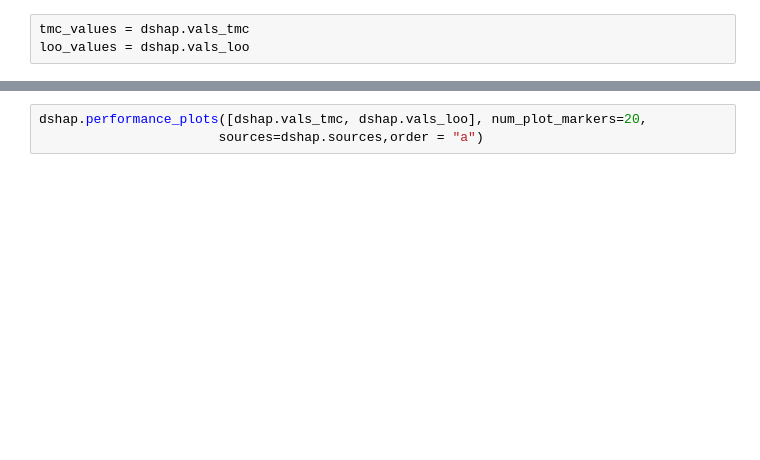
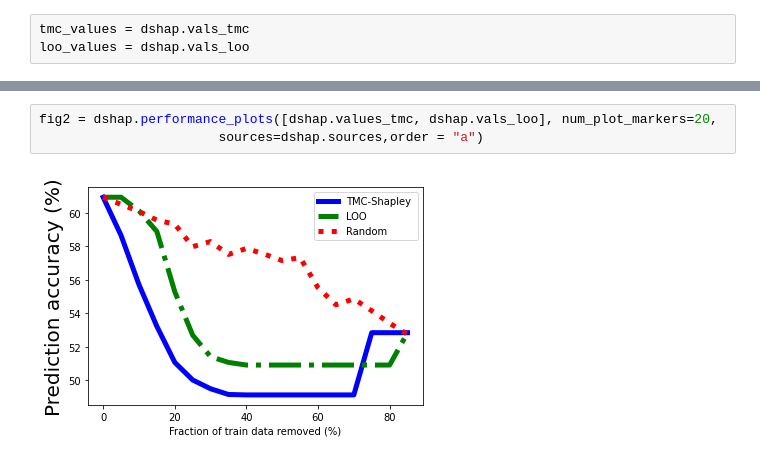
Before and after one commit to lawtonmanning/shapely, a Jupyter notebook: Assignment 5 - Josh.ipynb, the cells around one changed output, grey strips where cells are left out. Saved outputs shown, nothing was run; the diff lists cells and outputs as text; blank space fills up the shorter version.

```diff
--- a/Assignment 5 - Josh.ipynb
+++ b/Assignment 5 - Josh.ipynb
@@ -77,3 +70,5 @@ dshap.performance_plots([dshap.vals_tmc, dshap.vals_loo], num_plot_markers=20,
 # %%
-dshap.performance_plots([dshap.vals_tmc, dshap.vals_loo], num_plot_markers=20,
+fig2 = dshap.performance_plots([dshap.values_tmc, dshap.vals_loo], num_plot_markers=20,
                        sources=dshap.sources,order = "a")
+# %% [output]
+[figure, added]
```
Also changed, not shown: parts of 9 cells of this notebook, 3 other files.
